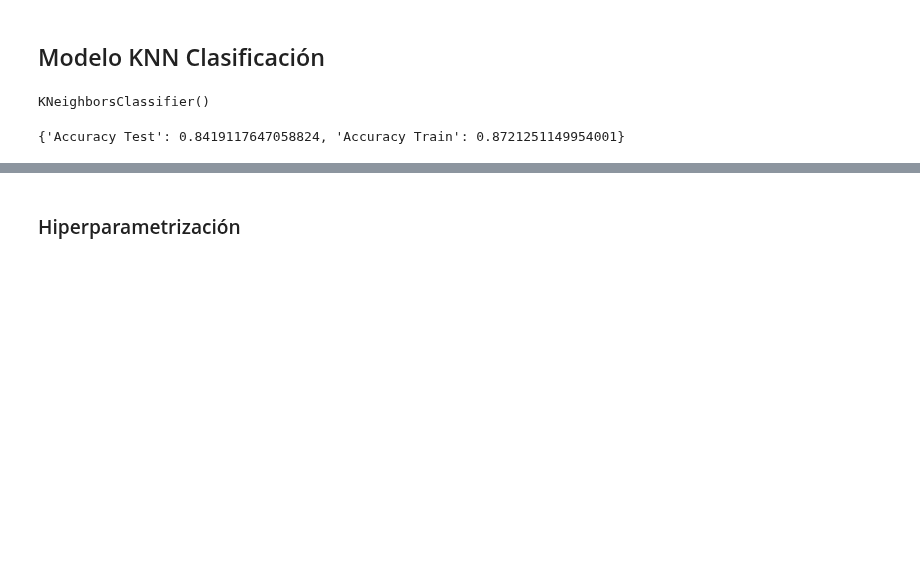
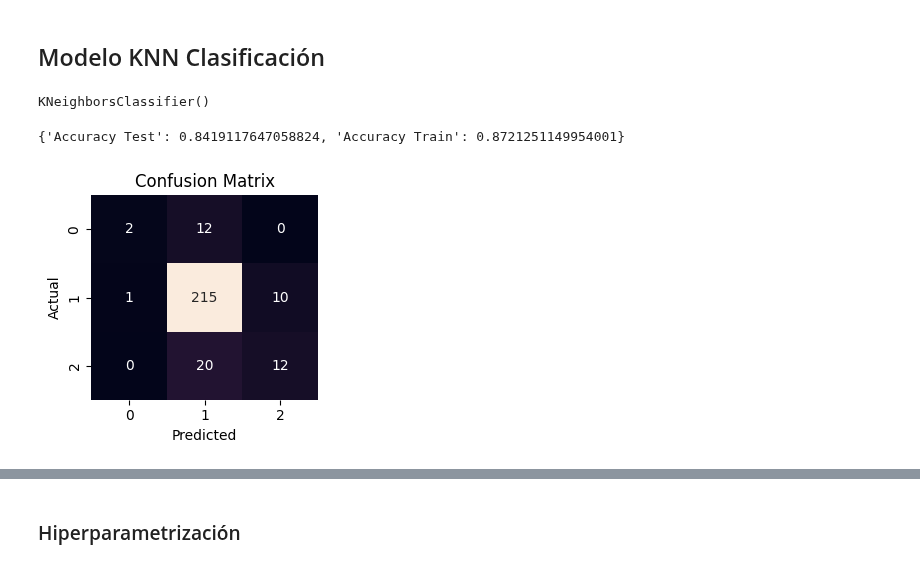
Before and after one commit to 4GeeksAcademy/sarayruiz---Machine-Learning, a Jupyter notebook: src/08-k-nearest-neighbours-winequality-red.ipynb, the cells around one changed output, grey strips where cells are left out. Cells and saved outputs as stored; diff of their text form; code cells hidden in the pictures; blank space fills up the shorter version.

```diff
--- a/src/08-k-nearest-neighbours-winequality-red.ipynb
+++ b/src/08-k-nearest-neighbours-winequality-red.ipynb
@@ -185,7 +185,7 @@ norm_test = norm_scaler.transform(X_test[num_variables])
 ## Modelo KNN Clasificación
 # %%
 # Modelo
-model = KNeighborsClassifier()
+model = KNeighborsClassifier(n_neighbors=5)
 
 # Entrenamiento
 model.fit(norm_train, y_train)
@@ -201,3 +202,20 @@ accuracy = {'Accuracy Test': accuracy_score(y_test, y_pred_test),
 accuracy
 # %% [output]
 {'Accuracy Test': 0.8419117647058824, 'Accuracy Train': 0.8721251149954001}
+# %%
+#confusion_matrix
+confusionm = confusion_matrix(y_test, y_pred_test)
+
+# Dibujaremos esta matriz para hacerla más visual
+df_confusionm = pd.DataFrame(confusionm)
+
+plt.figure(figsize=(3, 3))
+sns.heatmap(df_confusionm, annot=True, fmt="d", cbar=False)
+plt.xlabel('Predicted')
+plt.ylabel('Actual')
+plt.title('Confusion Matrix')
+
+plt.tight_layout()
+plt.show()
+# %% [output]
+[figure, added]
```
Also changed, not shown: parts of 18 cells of this notebook.
